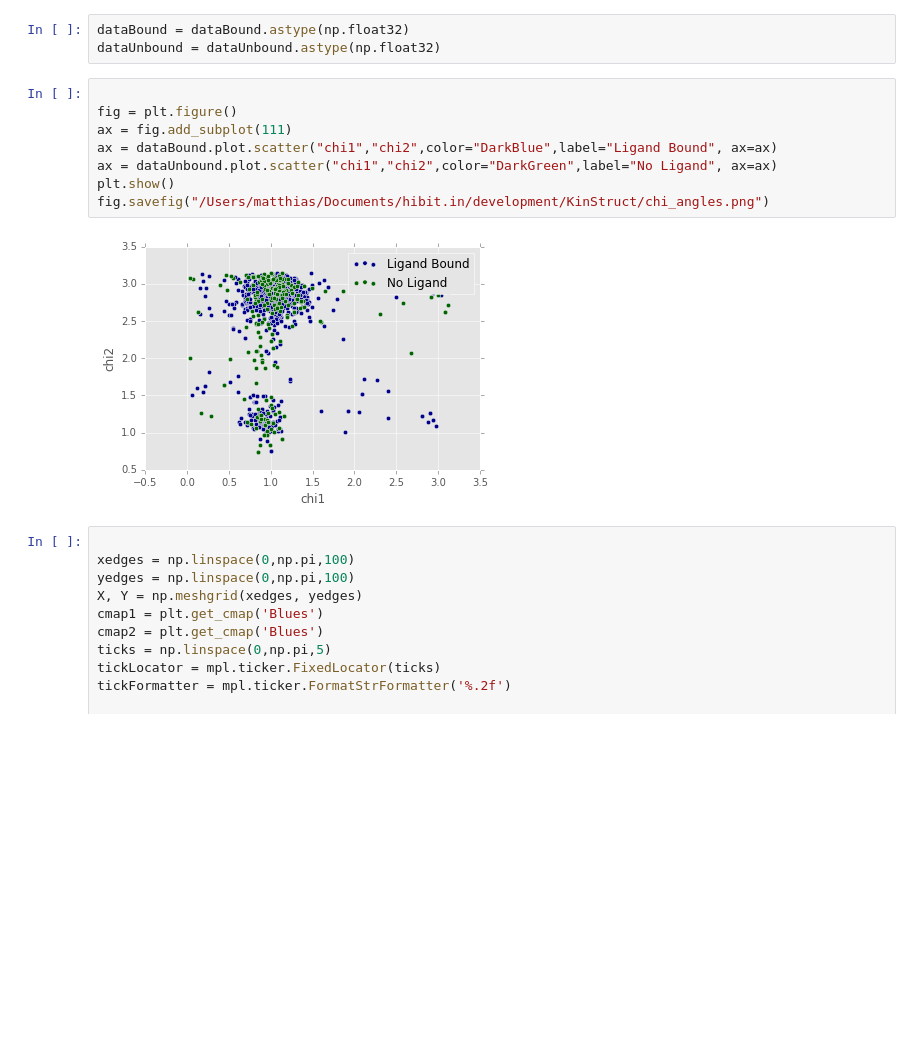
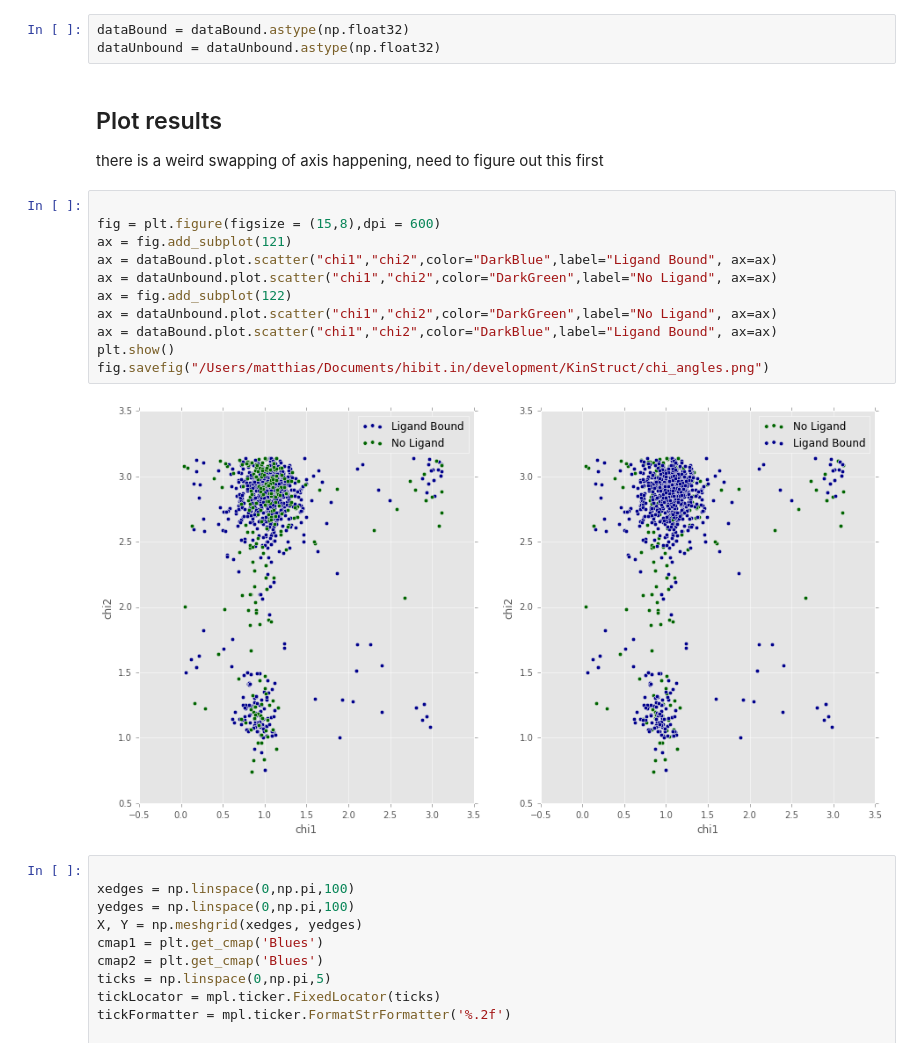
Before and after one commit to cardboard-king/KinStruct, a Jupyter notebook: scripting.ipynb, the cells around one changed output. Cells and saved outputs as stored; diff of their text form; blank space fills up the shorter version.

Commit message:
added a plot and some notes

```diff
--- a/scripting.ipynb
+++ b/scripting.ipynb
@@ -209,16 +209,23 @@ dataUnbound = pd.read_csv("/Users/matthias/Documents/hibit.in/development/KinStr
 # %%
 dataBound = dataBound.astype(np.float32)
 dataUnbound = dataUnbound.astype(np.float32)
+# %% [markdown]
+## Plot results
+
+there is a weird swapping of axis happening, need to figure out this first
 # %%
 
-fig = plt.figure()
-ax = fig.add_subplot(111)
+fig = plt.figure(figsize = (15,8),dpi = 600)
+ax = fig.add_subplot(121)
 ax = dataBound.plot.scatter("chi1","chi2",color="DarkBlue",label="Ligand Bound", ax=ax)
 ax = dataUnbound.plot.scatter("chi1","chi2",color="DarkGreen",label="No Ligand", ax=ax)
+ax = fig.add_subplot(122)
+ax = dataUnbound.plot.scatter("chi1","chi2",color="DarkGreen",label="No Ligand", ax=ax)
+ax = dataBound.plot.scatter("chi1","chi2",color="DarkBlue",label="Ligand Bound", ax=ax)
 plt.show()
 fig.savefig("/Users/matthias/Documents/hibit.in/development/KinStruct/chi_angles.png")
 # %% [output]
-[figure, old version]
+[figure, new version]
 # %%
 
 xedges = np.linspace(0,np.pi,100)
```
Also changed, not shown: 1 other file.
